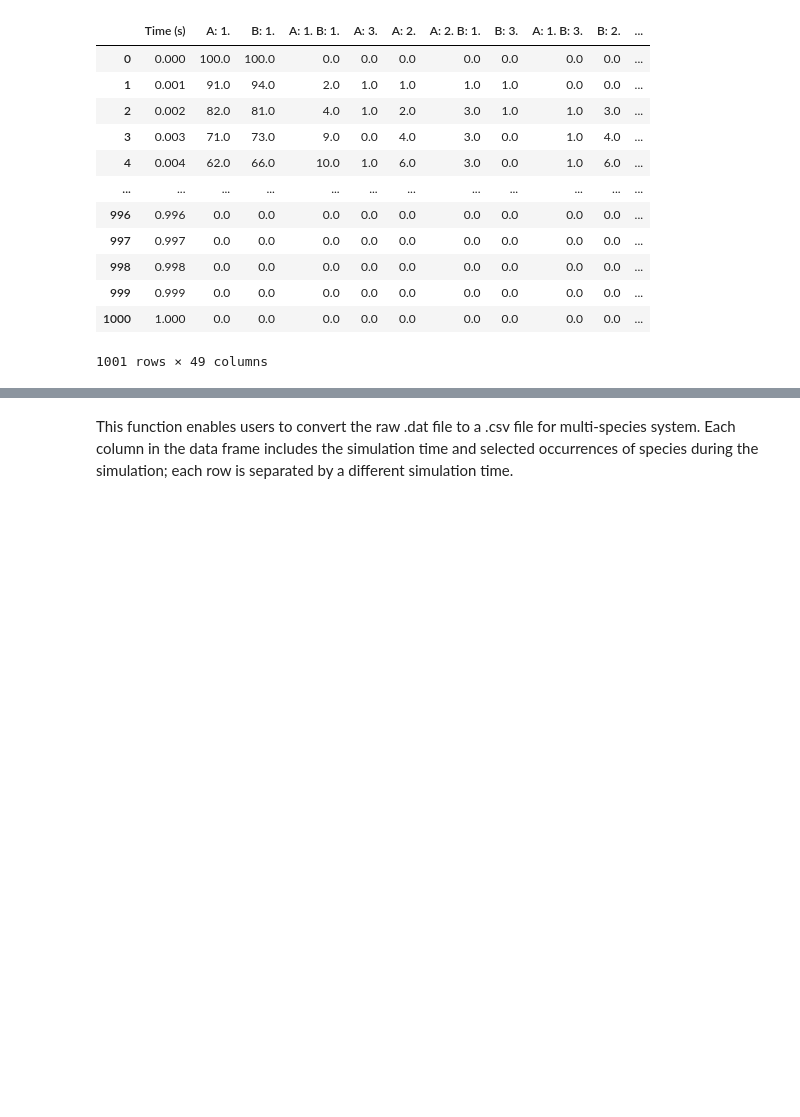
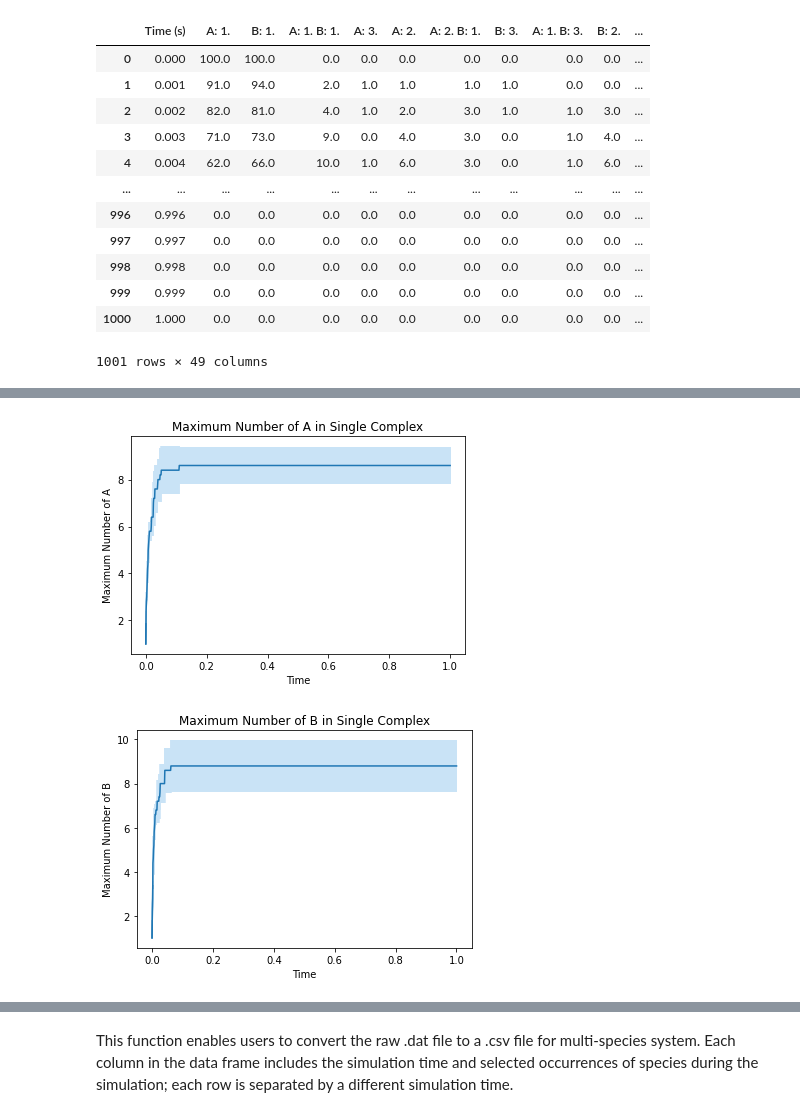
Before and after one commit to jonathanfischer97/ionerdss, a Jupyter notebook: Tutorial/MultiSpeciesTutorial/ioNERDSSTutorialMulti.ipynb, the cells around one changed output, grey strips where cells are left out. Cells and saved outputs as stored; diff of their text form; code cells hidden in the pictures; blank space fills up the shorter version.

```diff
--- a/Tutorial/MultiSpeciesTutorial/ioNERDSSTutorialMulti.ipynb
+++ b/Tutorial/MultiSpeciesTutorial/ioNERDSSTutorialMulti.ipynb
@@ -85,0 +96,10 @@ io.multi_hist_to_df(FileName = 'histogram_complexes_time_dode_1.dat', SaveCsv =
+# %%
+result = io.multi_max_complex(FileName = 'histogram_complexes_time_dode.dat', FileNum = 5, \
+                              InitialTime = 0.0, FinalTime = 1.0, SpeciesList = ['A', 'B'], \
+                              SpeciesName = 'A')
+result = io.multi_max_complex(FileName = 'histogram_complexes_time_dode.dat', FileNum = 5, \
+                              InitialTime = 0.0, FinalTime = 1.0, SpeciesList = ['A', 'B'], \
+                              SpeciesName = 'B')
+# %% [output]
+[figure, added]
+[figure, added]
```
Also changed, not shown: parts of 46 cells of this notebook, 2 other files.
